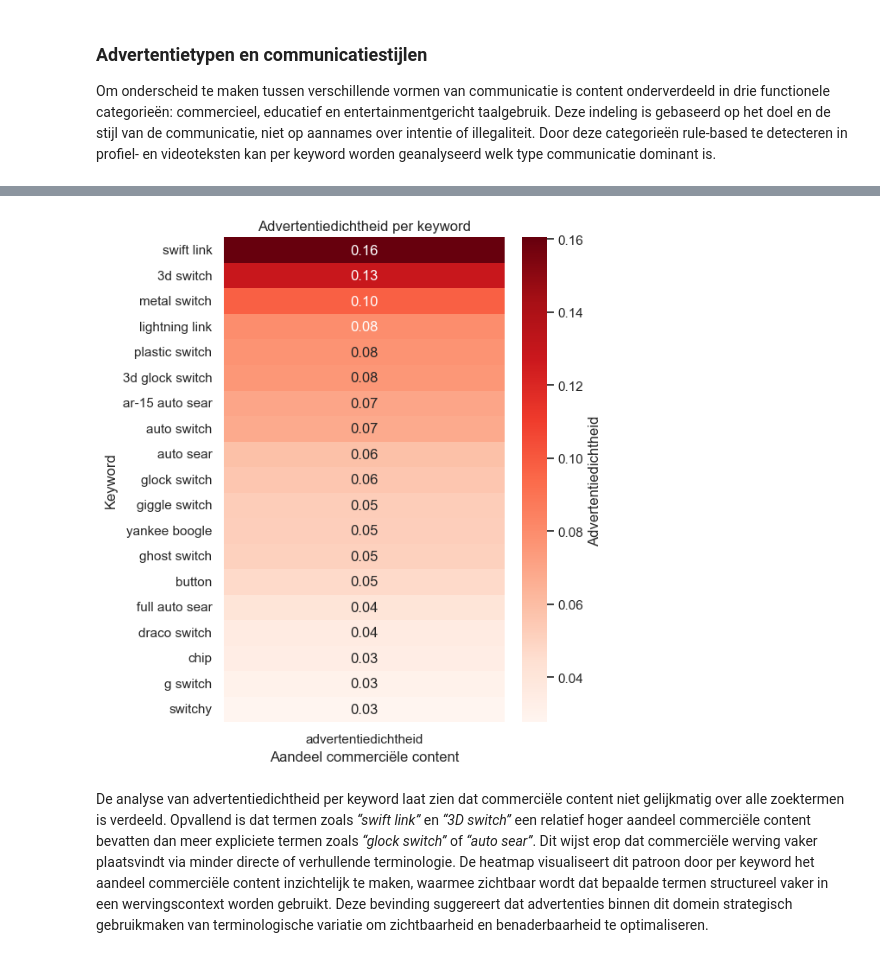
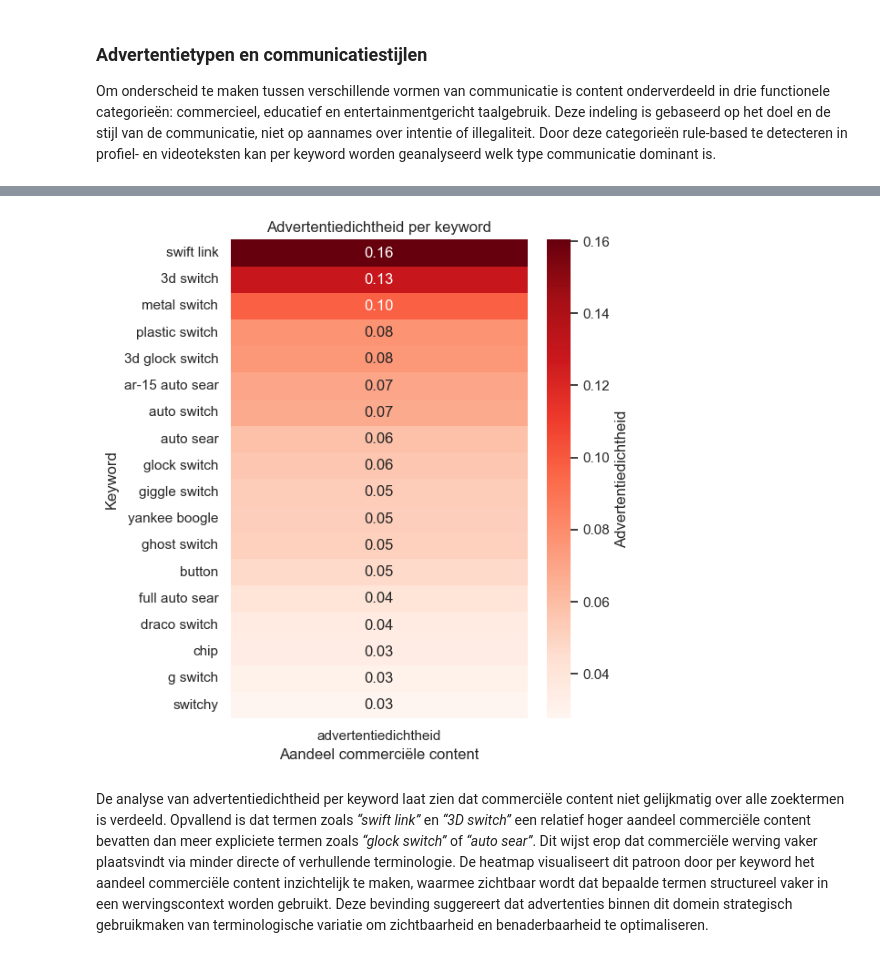
Before and after one commit to Daanscheltema/Tiktok, a Jupyter notebook: Data analyse.ipynb, the cells around one changed output, grey strips where cells are left out. Drawn from its saved outputs; the diff is of its cells as text; code cells hidden in the pictures.

```diff
--- a/Data analyse.ipynb
+++ b/Data analyse.ipynb
@@ -165,0 +179,3 @@ Een TikTok-video kan in meerdere scrapes/keywords voorkomen. Als we direct dupli
+# %%
+# Verwijder de kolom 'author' uit de dataset om auteurs te anonimiseren
+df = df.drop(columns=["author"])
@@ -913,7 +935,9 @@ keyword_stats = (
     df.groupby("keyword")
       .agg(
           totaal=("video_id", "count"),
-          commercieel=("signal_commercieel", "sum")
+          commercieel=("signal_commercieel", "sum"),
+          educatief=("signal_educatief", "sum"),
+          entertainment=("signal_entertainment", "sum"),
       )
 )
 
@@ -921,9 +945,6 @@ keyword_stats["advertentiedichtheid"] = (
     keyword_stats["commercieel"] / keyword_stats["totaal"]
 )
 
-keyword_stats = keyword_stats.sort_values(
-    "advertentiedichtheid", ascending=False
-)
-
-keyword_stats.head(10)
+keyword_stats = keyword_stats.sort_values("advertentiedichtheid", ascending=False)
+keyword_stats
 # %% [output]
@@ -942,26 +985,29 @@ keyword_stats.head(10)
+# %%
+# Verwijder het keyword 'lightning link' alleen voor visualisaties
+keyword_stats_filtered = keyword_stats.drop(index="lightning link")
 # %%
-# Data voorbereiden voor heatmap
-heatmap_df = keyword_stats[["advertentiedichtheid"]]
+# Data voorbereiden voor heatmap (zonder 'lightning link')
+heatmap_df = keyword_stats_filtered[["advertentiedichtheid"]]
 
 sns.set_theme(style="white")
 plt.figure(figsize=(6, max(6, len(heatmap_df) * 0.35)))
 
 sns.heatmap(
     heatmap_df,
     annot=True,
     fmt=".2f",
     cmap="Reds",
     cbar_kws={"label": "Advertentiedichtheid"}
 )
 
 plt.title("Advertentiedichtheid per keyword")
 plt.xlabel("Aandeel commerciële content")
 plt.ylabel("Keyword")
 
 plt.tight_layout()
 plt.show()
 # %% [output]
-[figure, old version]
+[figure, new version]
 # %% [markdown]
 De analyse van advertentiedichtheid per keyword laat zien dat commerciële content niet gelijkmatig over alle zoektermen is verdeeld. Opvallend is dat termen zoals *“swift link”* en *“3D switch”* een relatief hoger aandeel commerciële content bevatten dan meer expliciete termen zoals *“glock switch”* of *“auto sear”*. Dit wijst erop dat commerciële werving vaker plaatsvindt via minder directe of verhullende terminologie. De heatmap visualiseert dit patroon door per keyword het aandeel commerciële content inzichtelijk te maken, waarmee zichtbaar wordt dat bepaalde termen structureel vaker in een wervingscontext worden gebruikt. Deze bevinding suggereert dat advertenties binnen dit domein strategisch gebruikmaken van terminologische variatie om zichtbaarheid en benaderbaarheid te optimaliseren.
 # %% [markdown]
```
Also changed, not shown: parts of 7 cells of this notebook, 3 other files.
